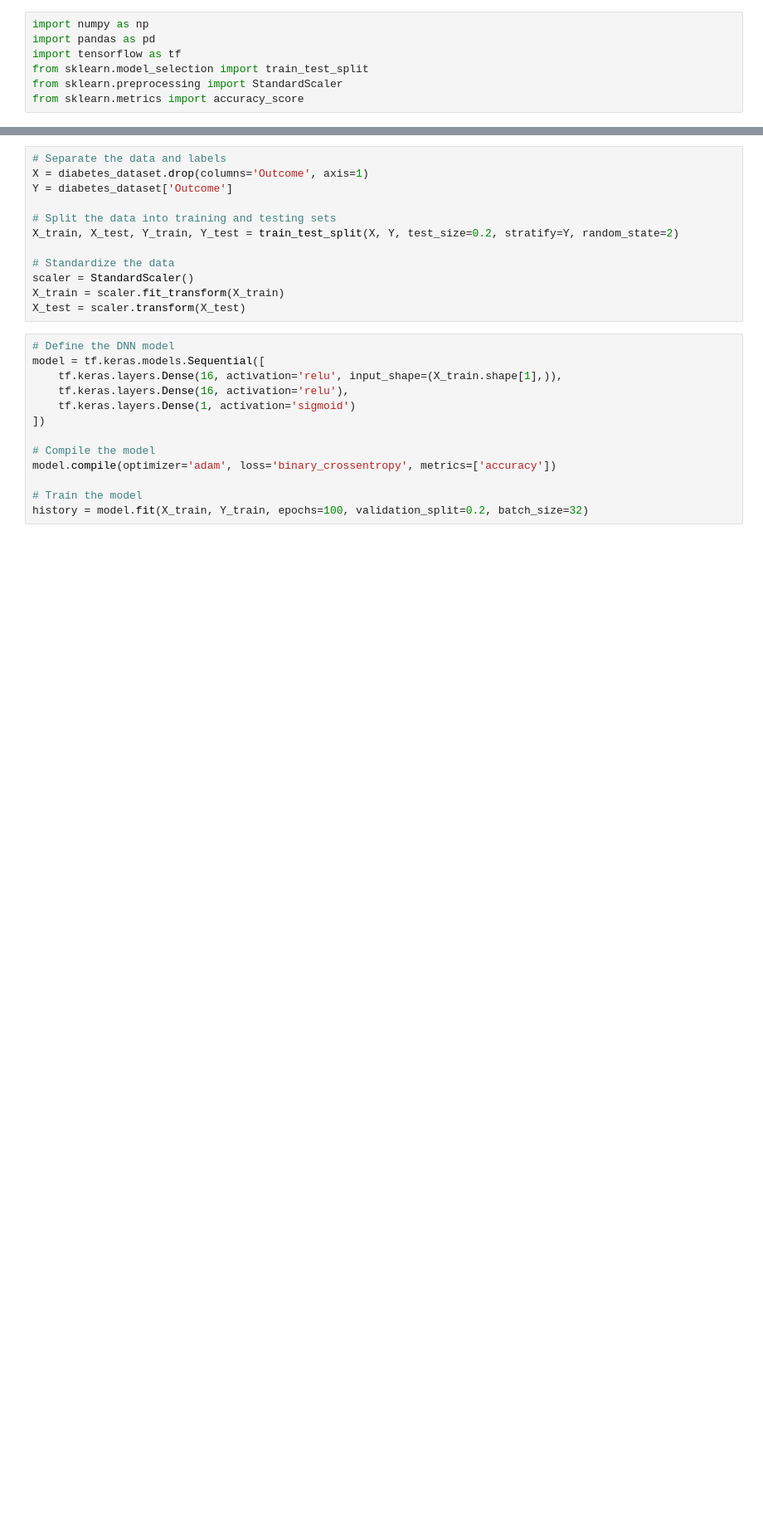
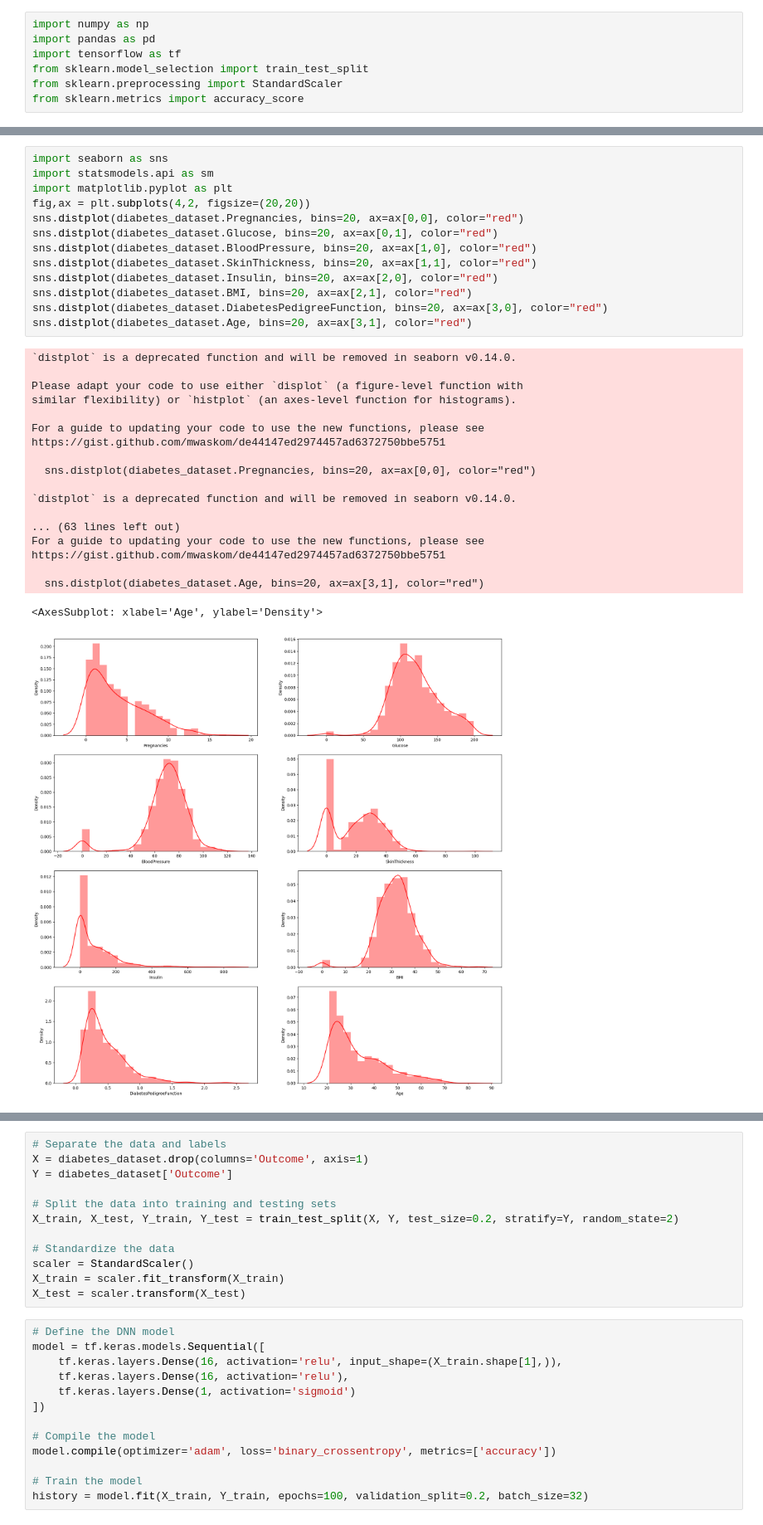
Before and after one commit to yuki0702p/disease_prediction, a Jupyter notebook: Extra_3models/Diebetics_using_dnn.ipynb, the cells around one changed output, grey strips where cells are left out. Shown: that part at 83% size. Cells and saved outputs as stored; diff of their text form; blank space fills up the shorter version.

```diff
--- a/Extra_3models/Diebetics_using_dnn.ipynb
+++ b/Extra_3models/Diebetics_using_dnn.ipynb
@@ -43,0 +59,33 @@ Outcome
+# %%
+import seaborn as sns
+import statsmodels.api as sm
+import matplotlib.pyplot as plt
+fig,ax = plt.subplots(4,2, figsize=(20,20))
+sns.distplot(diabetes_dataset.Pregnancies, bins=20, ax=ax[0,0], color="red")
+sns.distplot(diabetes_dataset.Glucose, bins=20, ax=ax[0,1], color="red")
+sns.distplot(diabetes_dataset.BloodPressure, bins=20, ax=ax[1,0], color="red")
+sns.distplot(diabetes_dataset.SkinThickness, bins=20, ax=ax[1,1], color="red")
+sns.distplot(diabetes_dataset.Insulin, bins=20, ax=ax[2,0], color="red")
+sns.distplot(diabetes_dataset.BMI, bins=20, ax=ax[2,1], color="red")
+sns.distplot(diabetes_dataset.DiabetesPedigreeFunction, bins=20, ax=ax[3,0], color="red")
+sns.distplot(diabetes_dataset.Age, bins=20, ax=ax[3,1], color="red")
+# %% [output]
+`distplot` is a deprecated function and will be removed in seaborn v0.14.0.
+
+Please adapt your code to use either `displot` (a figure-level function with
+similar flexibility) or `histplot` (an axes-level function for histograms).
+
+For a guide to updating your code to use the new functions, please see
+https://gist.github.com/mwaskom/de44147ed2974457ad6372750bbe5751
+
+  sns.distplot(diabetes_dataset.Pregnancies, bins=20, ax=ax[0,0], color="red")
+
+`distplot` is a deprecated function and will be removed in seaborn v0.14.0.
+
+... (63 lines left out)
+For a guide to updating your code to use the new functions, please see
+https://gist.github.com/mwaskom/de44147ed2974457ad6372750bbe5751
+
+  sns.distplot(diabetes_dataset.Age, bins=20, ax=ax[3,1], color="red")
+<AxesSubplot: xlabel='Age', ylabel='Density'>
+[figure, added]
```
Also changed, not shown: parts of 20 cells of this notebook, 7 other files.
